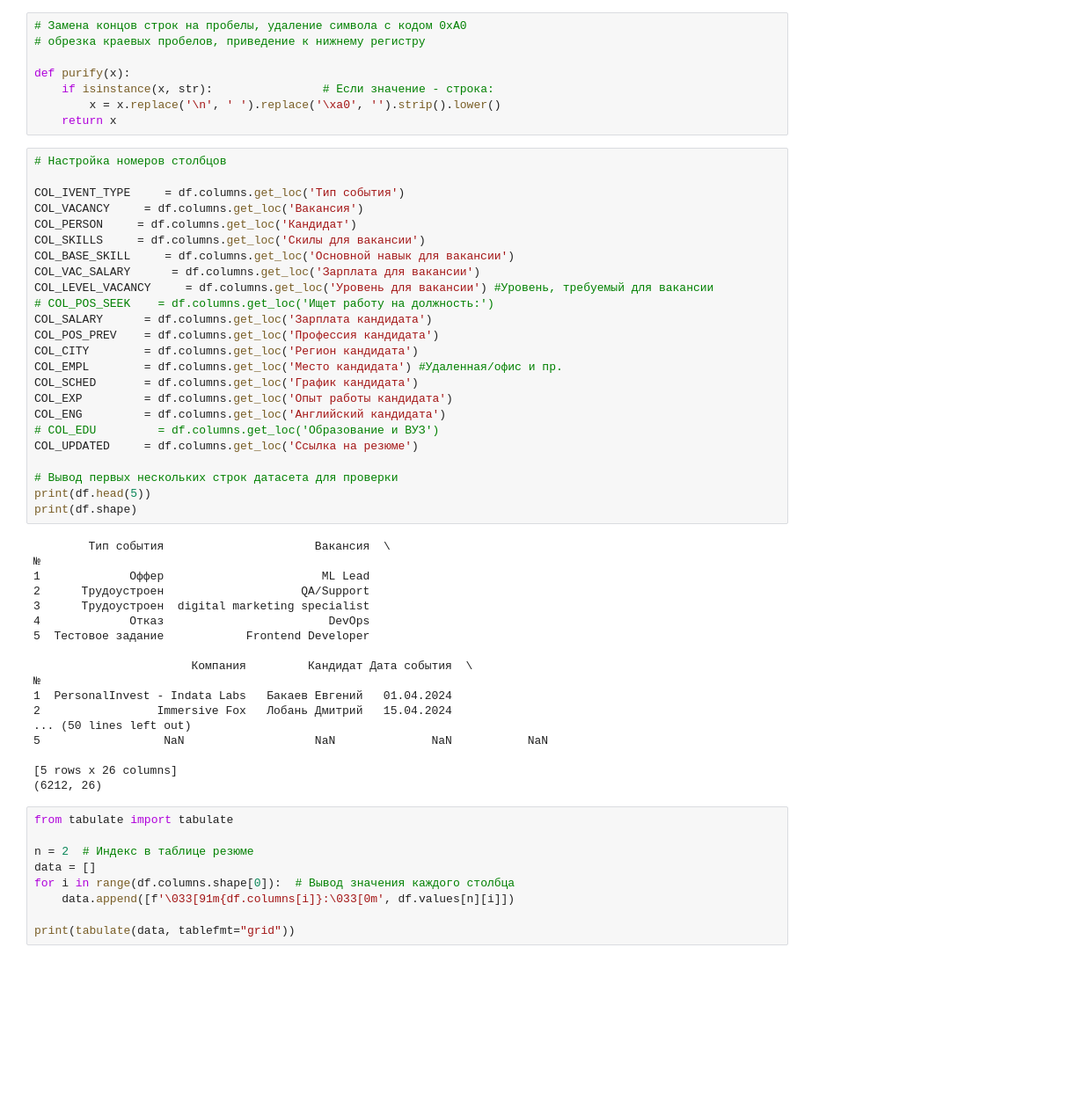
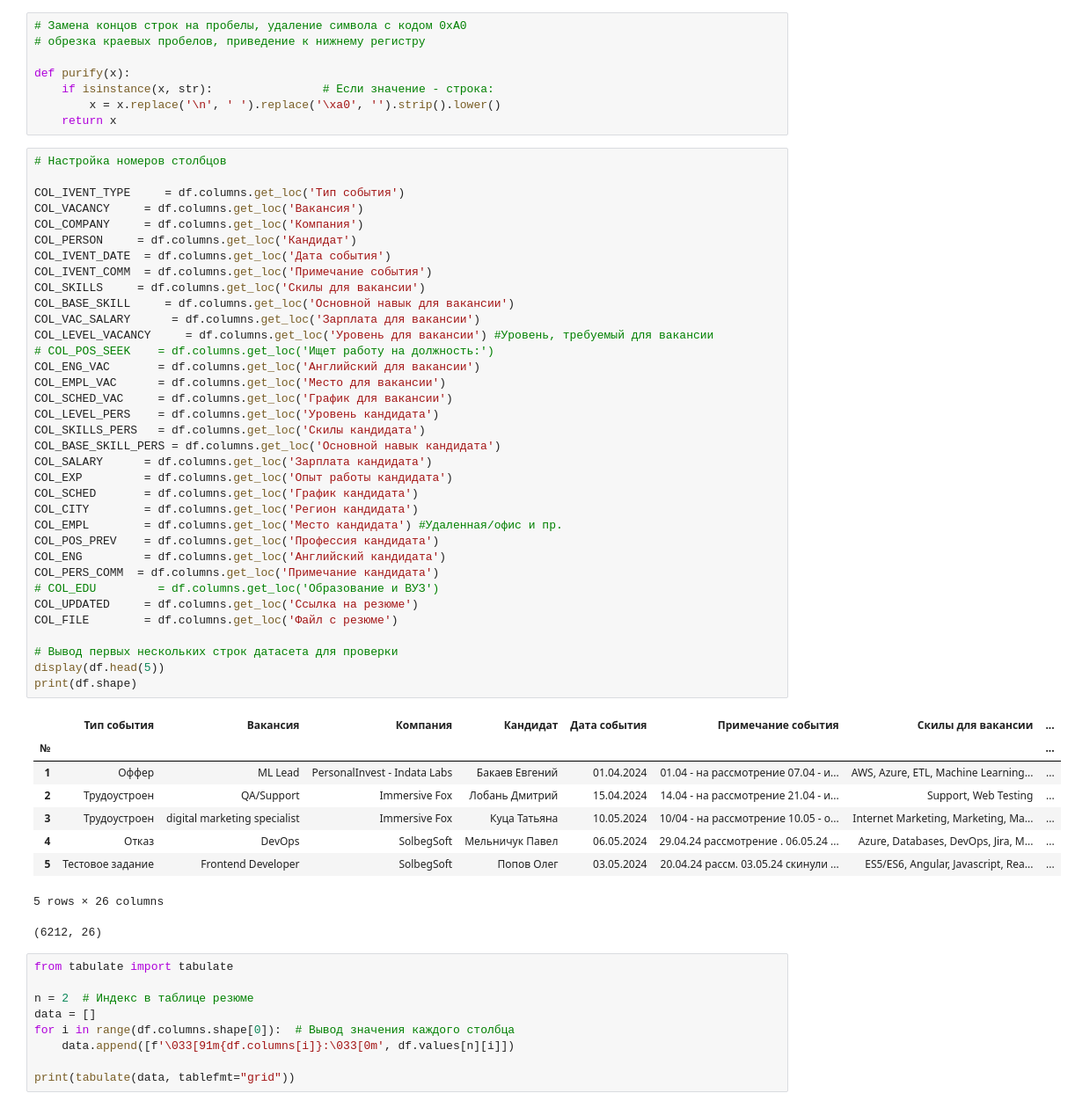
Before and after one commit to ShenetzK/ShenetzK, a Jupyter notebook: CivilioBel_RegressionNet_Git.ipynb, the cells around one changed output. Shown: that part at 88% size. Saved outputs shown, nothing was run; the diff lists cells and outputs as text; blank space fills up the shorter version.

```diff
--- a/CivilioBel_RegressionNet_Git.ipynb
+++ b/CivilioBel_RegressionNet_Git.ipynb
@@ -80,45 +69,48 @@ def purify(x):
 # %%
 # Настройка номеров столбцов
 
 COL_IVENT_TYPE     = df.columns.get_loc('Тип события')
 COL_VACANCY     = df.columns.get_loc('Вакансия')
+COL_COMPANY     = df.columns.get_loc('Компания')
 COL_PERSON     = df.columns.get_loc('Кандидат')
+COL_IVENT_DATE  = df.columns.get_loc('Дата события')
+COL_IVENT_COMM  = df.columns.get_loc('Примечание события')
 COL_SKILLS     = df.columns.get_loc('Скилы для вакансии')
 COL_BASE_SKILL     = df.columns.get_loc('Основной навык для вакансии')
 COL_VAC_SALARY      = df.columns.get_loc('Зарплата для вакансии')
 COL_LEVEL_VACANCY     = df.columns.get_loc('Уровень для вакансии') #Уровень, требуемый для вакансии
 # COL_POS_SEEK    = df.columns.get_loc('Ищет работу на должность:')
+COL_ENG_VAC       = df.columns.get_loc('Английский для вакансии')
+COL_EMPL_VAC      = df.columns.get_loc('Место для вакансии')
+COL_SCHED_VAC     = df.columns.get_loc('График для вакансии')
+COL_LEVEL_PERS    = df.columns.get_loc('Уровень кандидата')
+COL_SKILLS_PERS   = df.columns.get_loc('Скилы кандидата')
+COL_BASE_SKILL_PERS = df.columns.get_loc('Основной навык кандидата')
 COL_SALARY      = df.columns.get_loc('Зарплата кандидата')
-COL_POS_PREV    = df.columns.get_loc('Профессия кандидата')
+COL_EXP         = df.columns.get_loc('Опыт работы кандидата')
+COL_SCHED       = df.columns.get_loc('График кандидата')
 COL_CITY        = df.columns.get_loc('Регион кандидата')
 COL_EMPL        = df.columns.get_loc('Место кандидата') #Удаленная/офис и пр.
-COL_SCHED       = df.columns.get_loc('График кандидата')
-COL_EXP         = df.columns.get_loc('Опыт работы кандидата')
+COL_POS_PREV    = df.columns.get_loc('Профессия кандидата')
 COL_ENG         = df.columns.get_loc('Английский кандидата')
+COL_PERS_COMM  = df.columns.get_loc('Примечание кандидата')
 # COL_EDU         = df.columns.get_loc('Образование и ВУЗ')
 COL_UPDATED     = df.columns.get_loc('Ссылка на резюме')
+COL_FILE        = df.columns.get_loc('Файл с резюме')
 
 # Вывод первых нескольких строк датасета для проверки
-print(df.head(5))
+display(df.head(5))
 print(df.shape)
 # %% [output]
+|  | Тип события | Вакансия | Компания | Кандидат | Дата события | Примечание события | Скилы для вакансии | ... |
+| № |  |  |  |  |  |  |  | ... |
+| 1 | Оффер | ML Lead | PersonalInvest - Indata Labs | Бакаев Евгений | 01.04.2024 | 01.04 - на рассмотрение 07.04 - и... | AWS, Azure, ETL, Machine Learning... | ... |
+| 2 | Трудоустроен | QA/Support | Immersive Fox | Лобань Дмитрий | 15.04.2024 | 14.04 - на рассмотрение 21.04 - и... | Support, Web Testing | ... |
+| 3 | Трудоустроен | digital marketing specialist | Immersive Fox | Куца Татьяна | 10.05.2024 | 10/04 - на рассмотрение 10.05 - о... | Internet Marketing, Marketing, Ma... | ... |
+| 4 | Отказ | DevOps | SolbegSoft | Мельничук Павел | 06.05.2024 | 29.04.24 рассмотрение . 06.05.24 ... | Azure, Databases, DevOps, Jira, M... | ... |
+| 5 | Тестовое задание | Frontend Developer | SolbegSoft | Попов Олег | 03.05.2024 | 20.04.24 рассм. 03.05.24 скинули ... | ES5/ES6, Angular, Javascript, Rea... | ... |
-        Тип события                      Вакансия  \
-№
-1             Оффер                       ML Lead
-2      Трудоустроен                    QA/Support
-3      Трудоустроен  digital marketing specialist
-4             Отказ                        DevOps
-5  Тестовое задание            Frontend Developer
-
-                       Компания         Кандидат Дата события  \
-№
-1  PersonalInvest - Indata Labs   Бакаев Евгений   01.04.2024
-2                 Immersive Fox   Лобань Дмитрий   15.04.2024
-... (50 lines left out)
-5                  NaN                   NaN              NaN           NaN
-
-[5 rows x 26 columns]
-(6212, 26)
+5 rows × 26 columns
+(6212, 26)
 # %%
 from tabulate import tabulate
 
```
Also changed, not shown: parts of 10 cells of this notebook.
